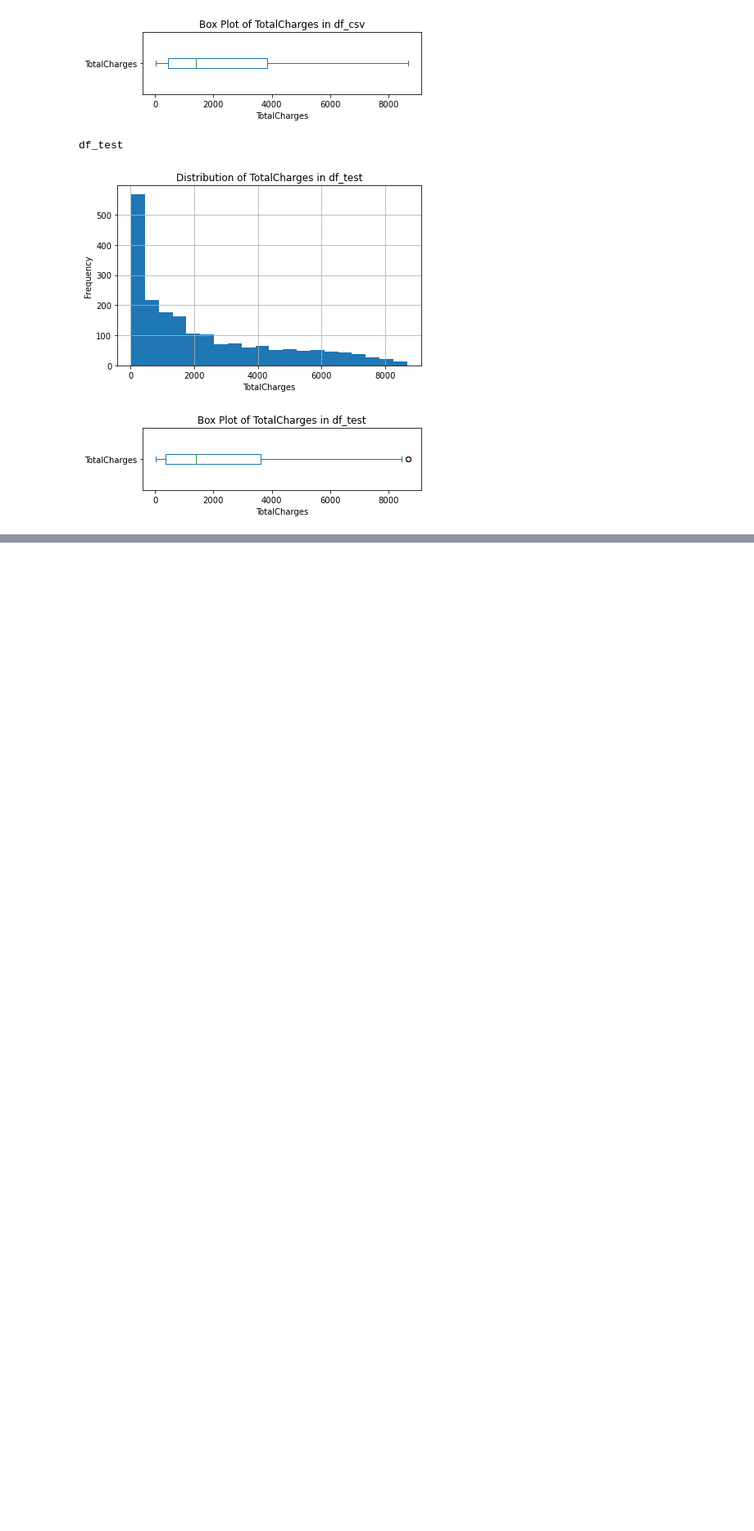
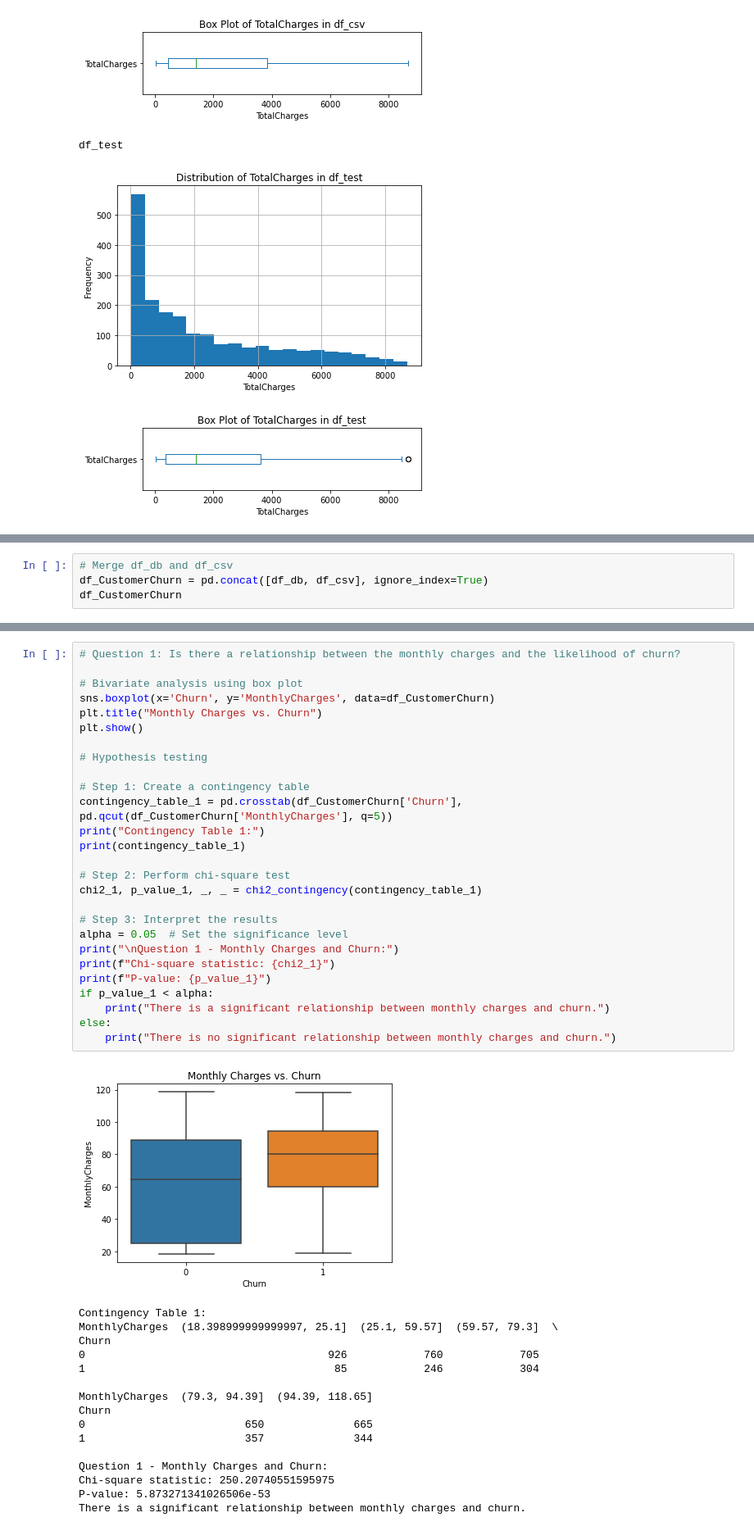
Before and after one commit to Aseye-Amedofu/Customer-churn-classification-project, a Jupyter notebook: LP2_Classification_Telco_customer_churn.ipynb, the cells around one changed output, grey strips where cells are left out. Shown: that part at 82% size. Drawn from its saved outputs; the diff is of its cells as text; blank space fills up the shorter version.

```diff
--- a/LP2_Classification_Telco_customer_churn.ipynb
+++ b/LP2_Classification_Telco_customer_churn.ipynb
@@ -577,0 +721,4 @@ df_test
+# %%
+# Merge df_db and df_csv
+df_CustomerChurn = pd.concat([df_db, df_csv], ignore_index=True)
+df_CustomerChurn
@@ -577,0 +752,44 @@ df_test
+# %%
+# Question 1: Is there a relationship between the monthly charges and the likelihood of churn?
+
+# Bivariate analysis using box plot
+sns.boxplot(x='Churn', y='MonthlyCharges', data=df_CustomerChurn)
+plt.title("Monthly Charges vs. Churn")
+plt.show()
+
+# Hypothesis testing
+
+# Step 1: Create a contingency table
+contingency_table_1 = pd.crosstab(df_CustomerChurn['Churn'], pd.qcut(df_CustomerChurn['MonthlyCharges'], q=5))
+print("Contingency Table 1:")
+print(contingency_table_1)
+
+# Step 2: Perform chi-square test
+chi2_1, p_value_1, _, _ = chi2_contingency(contingency_table_1)
+
+# Step 3: Interpret the results
+alpha = 0.05  # Set the significance level
+print("\nQuestion 1 - Monthly Charges and Churn:")
+print(f"Chi-square statistic: {chi2_1}")
+print(f"P-value: {p_value_1}")
+if p_value_1 < alpha:
+    print("There is a significant relationship between monthly charges and churn.")
+else:
+    print("There is no significant relationship between monthly charges and churn.")
+# %% [output]
+[figure, added]
+Contingency Table 1:
+MonthlyCharges  (18.398999999999997, 25.1]  (25.1, 59.57]  (59.57, 79.3]  \
+Churn
+0                                      926            760            705
+1                                       85            246            304
+
+MonthlyCharges  (79.3, 94.39]  (94.39, 118.65]
+Churn
+0                         650              665
+1                         357              344
+
+Question 1 - Monthly Charges and Churn:
+Chi-square statistic: 250.20740551595975
+P-value: 5.873271341026506e-53
+There is a significant relationship between monthly charges and churn.
```
Also changed, not shown: parts of 7 cells of this notebook.
